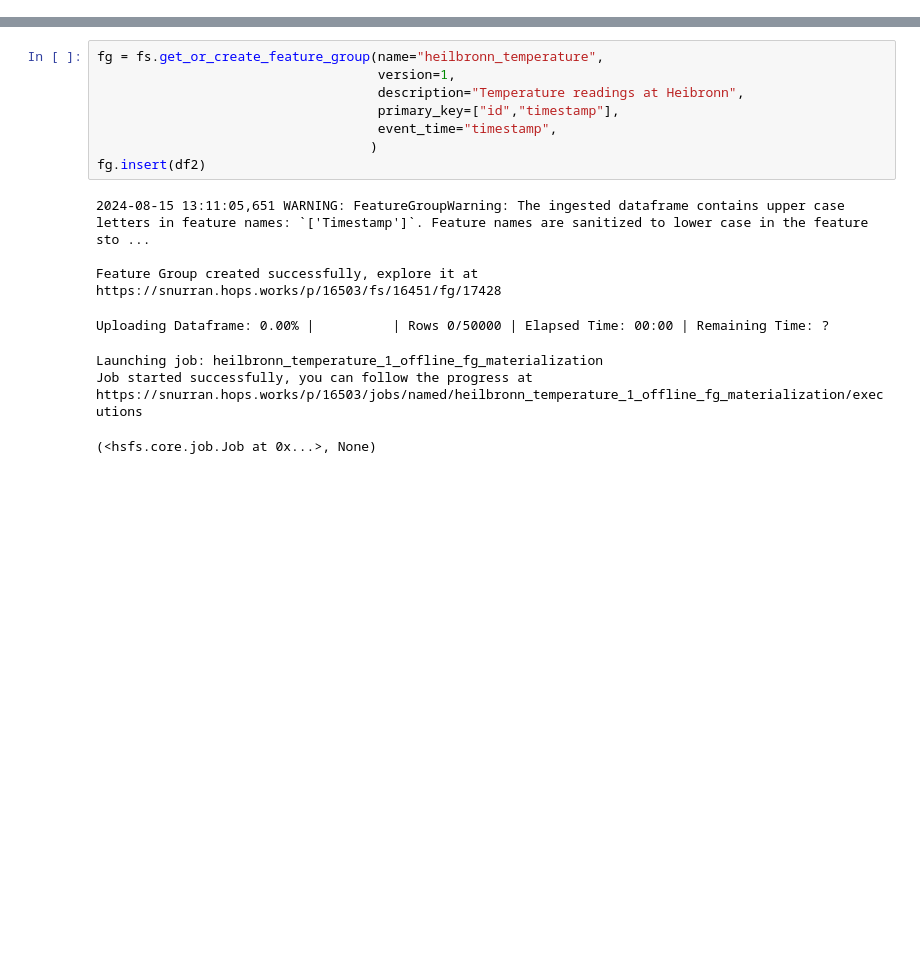
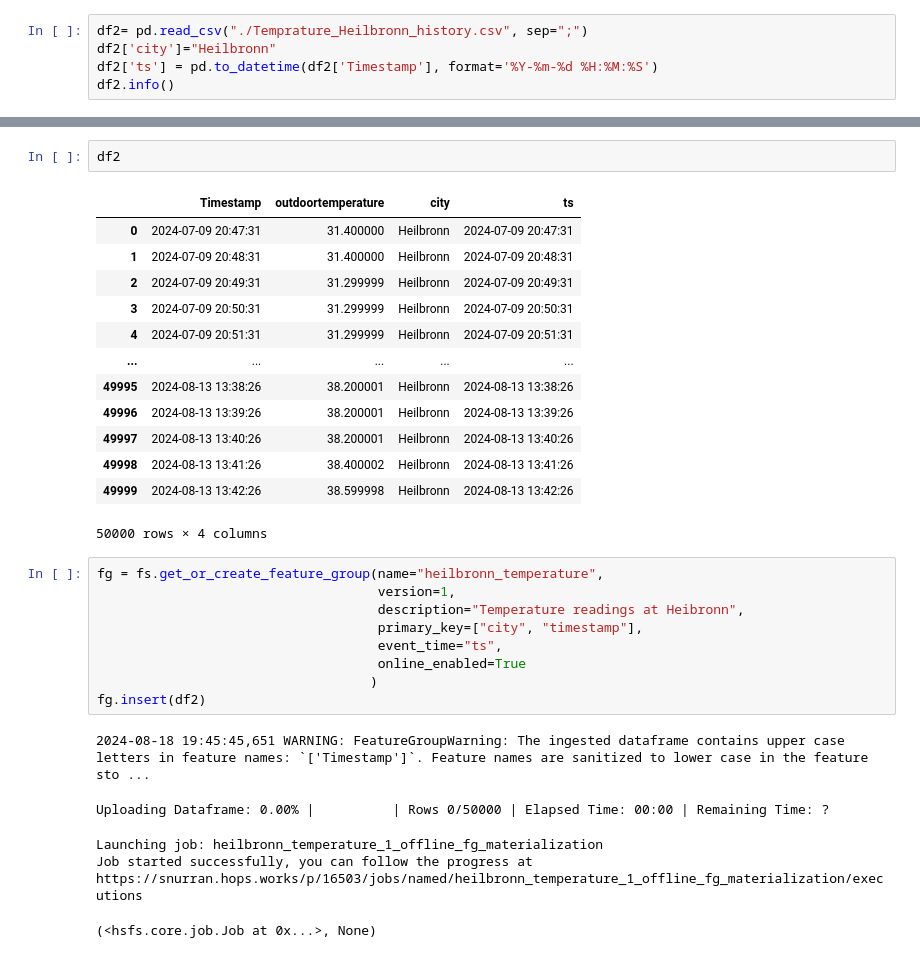
Before and after one commit to jimdowling/schwarz, a Jupyter notebook: notebooks/backfill-feature-pipeline.ipynb, the cells around one changed output, grey strips where cells are left out. Drawn from its saved outputs; the diff is of its cells as text; blank space fills up the shorter version.

```diff
--- a/notebooks/backfill-feature-pipeline.ipynb
+++ b/notebooks/backfill-feature-pipeline.ipynb
@@ -56,0 +52,5 @@ df2['id']="Heilbronn"
+# %%
+df2= pd.read_csv("./Temprature_Heilbronn_history.csv", sep=";")
+df2['city']="Heilbronn"
+df2['ts'] = pd.to_datetime(df2['Timestamp'], format='%Y-%m-%d %H:%M:%S')
+df2.info()
@@ -57,16 +69,30 @@ df2['id']="Heilbronn"
+# %%
+df2
+# %% [output]
+|  | Timestamp | outdoortemperature | city | ts |
+| 0 | 2024-07-09 20:47:31 | 31.400000 | Heilbronn | 2024-07-09 20:47:31 |
+| 1 | 2024-07-09 20:48:31 | 31.400000 | Heilbronn | 2024-07-09 20:48:31 |
+| 2 | 2024-07-09 20:49:31 | 31.299999 | Heilbronn | 2024-07-09 20:49:31 |
+| 3 | 2024-07-09 20:50:31 | 31.299999 | Heilbronn | 2024-07-09 20:50:31 |
+| 4 | 2024-07-09 20:51:31 | 31.299999 | Heilbronn | 2024-07-09 20:51:31 |
+| ... | ... | ... | ... | ... |
+| 49995 | 2024-08-13 13:38:26 | 38.200001 | Heilbronn | 2024-08-13 13:38:26 |
+| 49996 | 2024-08-13 13:39:26 | 38.200001 | Heilbronn | 2024-08-13 13:39:26 |
+| 49997 | 2024-08-13 13:40:26 | 38.200001 | Heilbronn | 2024-08-13 13:40:26 |
+| 49998 | 2024-08-13 13:41:26 | 38.400002 | Heilbronn | 2024-08-13 13:41:26 |
+| 49999 | 2024-08-13 13:42:26 | 38.599998 | Heilbronn | 2024-08-13 13:42:26 |
+50000 rows × 4 columns
 # %%
 fg = fs.get_or_create_feature_group(name="heilbronn_temperature",
                                     version=1,
                                     description="Temperature readings at Heibronn",
-                                    primary_key=["id","timestamp"],
-                                    event_time="timestamp",
+                                    primary_key=["city", "timestamp"],
+                                    event_time="ts",
+                                    online_enabled=True
                                    )
 fg.insert(df2)
 # %% [output]
-2024-08-15 13:11:05,651 WARNING: FeatureGroupWarning: The ingested dataframe contains upper case letters in feature names: `['Timestamp']`. Feature names are sanitized to lower case in the feature sto ...
-
-Feature Group created successfully, explore it at
-https://snurran.hops.works/p/16503/fs/16451/fg/17428
+2024-08-18 19:45:45,651 WARNING: FeatureGroupWarning: The ingested dataframe contains upper case letters in feature names: `['Timestamp']`. Feature names are sanitized to lower case in the feature sto ...
 Uploading Dataframe: 0.00% |          | Rows 0/50000 | Elapsed Time: 00:00 | Remaining Time: ?
 Launching job: heilbronn_temperature_1_offline_fg_materialization
 Job started successfully, you can follow the progress at
```
Also changed, not shown: parts of 8 cells of this notebook, 2 other files.
